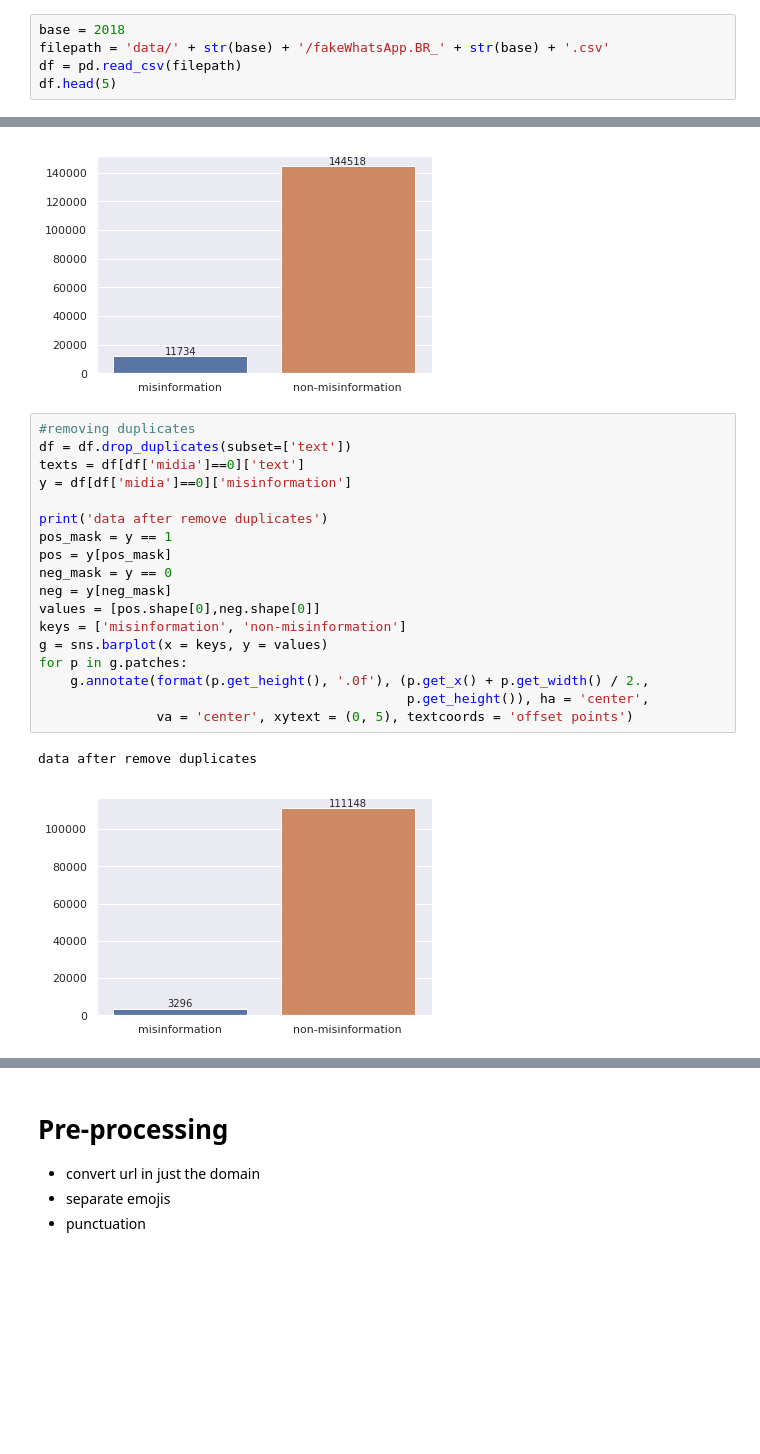
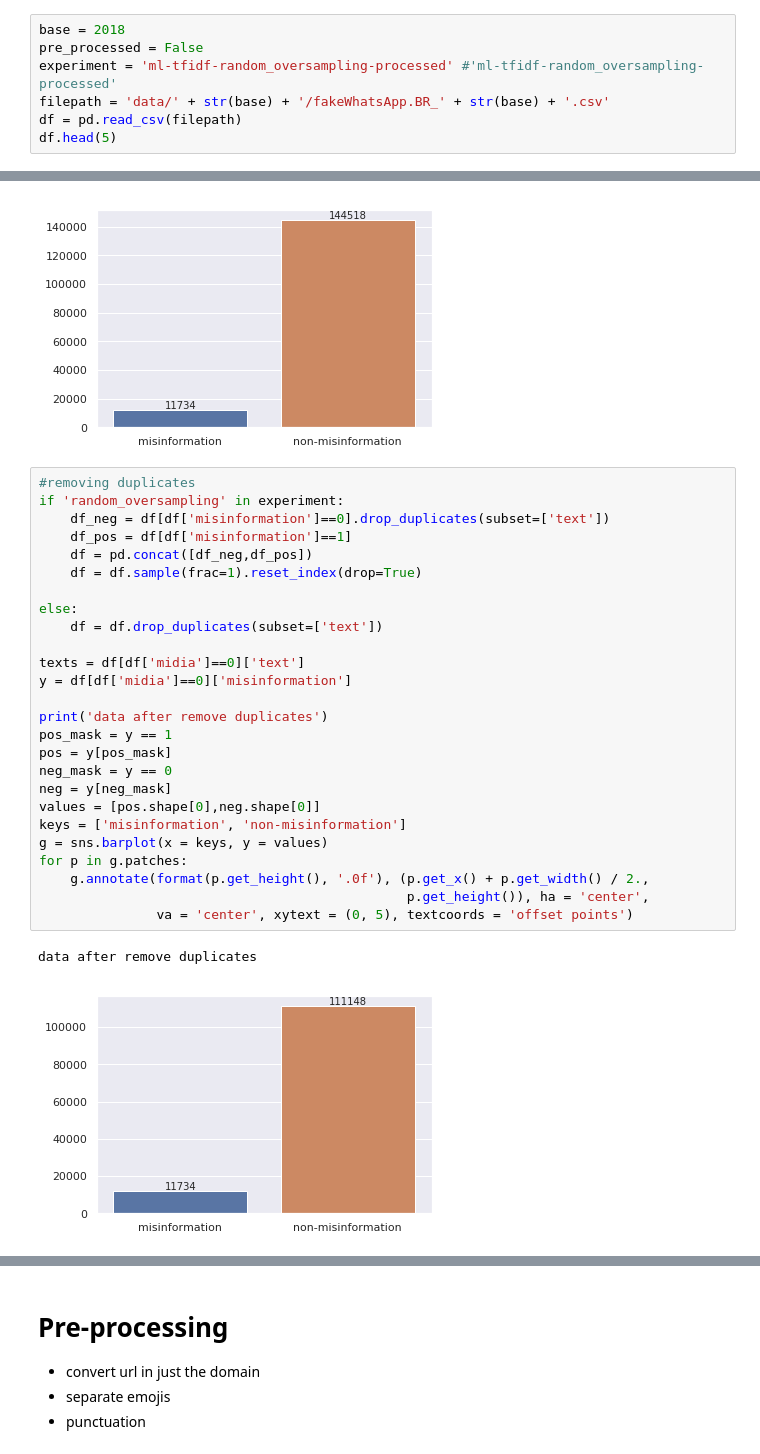
Before and after one commit to cabrau/FakeWhatsApp.Br, a Jupyter notebook: misinformation detection.ipynb, the cells around one changed output, grey strips where cells are left out. Drawn from its saved outputs; the diff is of its cells as text; blank space fills up the shorter version.

Commit message:
classification experiments

```diff
--- a/misinformation detection.ipynb
+++ b/misinformation detection.ipynb
@@ -39,5 +129,7 @@ sns.set(style="darkgrid")
 # %%
 base = 2018
+pre_processed = False
+experiment = 'ml-tfidf-random_oversampling-processed' #'ml-tfidf-random_oversampling-processed'
 filepath = 'data/' + str(base) + '/fakeWhatsApp.BR_' + str(base) + '.csv'
 df = pd.read_csv(filepath)
 df.head(5)
@@ -83,22 +175,30 @@ total data
 [figure]
 # %%
 #removing duplicates
-df = df.drop_duplicates(subset=['text'])
+if 'random_oversampling' in experiment:
+    df_neg = df[df['misinformation']==0].drop_duplicates(subset=['text'])
+    df_pos = df[df['misinformation']==1]
+    df = pd.concat([df_neg,df_pos])
+    df = df.sample(frac=1).reset_index(drop=True)
+
+else:
+    df = df.drop_duplicates(subset=['text'])
+
 texts = df[df['midia']==0]['text']
 y = df[df['midia']==0]['misinformation']
 
 print('data after remove duplicates')
 pos_mask = y == 1
 pos = y[pos_mask]
 neg_mask = y == 0
 neg = y[neg_mask]
 values = [pos.shape[0],neg.shape[0]]
 keys = ['misinformation', 'non-misinformation']
 g = sns.barplot(x = keys, y = values)
 for p in g.patches:
     g.annotate(format(p.get_height(), '.0f'), (p.get_x() + p.get_width() / 2.,
                                                p.get_height()), ha = 'center',
                va = 'center', xytext = (0, 5), textcoords = 'offset points')
 # %% [output]
 data after remove duplicates
-[figure, old version]
+[figure, new version]
```
Also changed, not shown: parts of 40 cells of this notebook, 21 other files.
